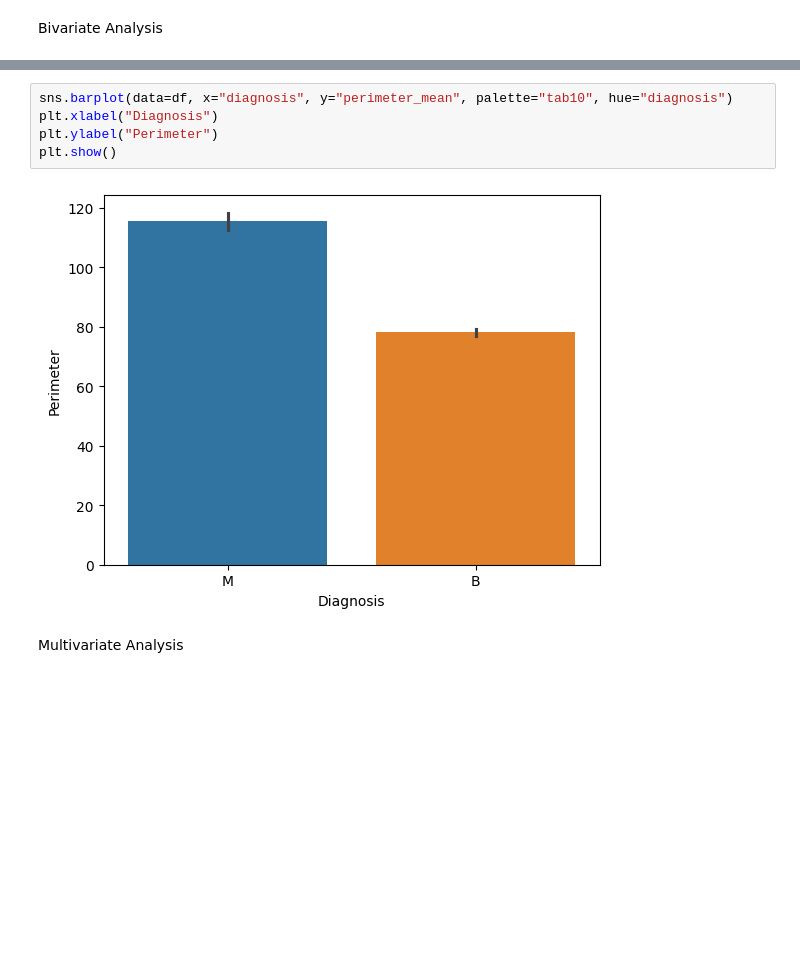
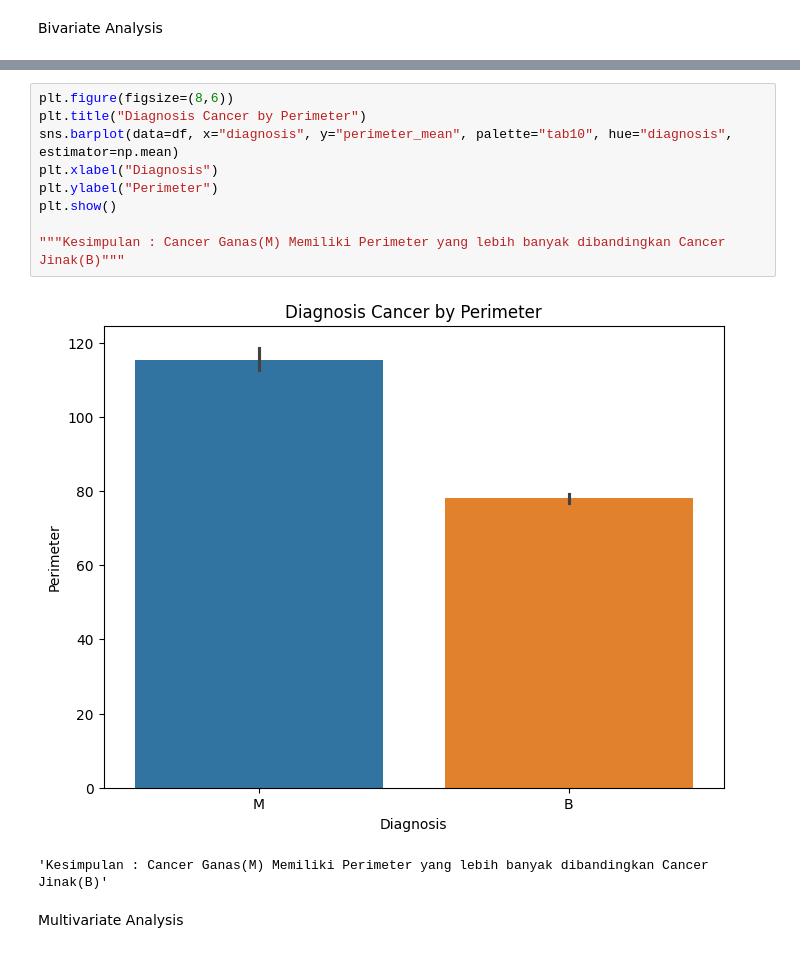
Before and after one commit to farzah14/Diagnosis-Cancer, a Jupyter notebook: knn_classifications.ipynb, the cells around one changed output, grey strips where cells are left out. Saved outputs shown, nothing was run; the diff lists cells and outputs as text; blank space fills up the shorter version.

```diff
--- a/knn_classifications.ipynb
+++ b/knn_classifications.ipynb
@@ -166,10 +198,15 @@ plt.show()
 # %%
-sns.barplot(data=df, x="diagnosis", y="perimeter_mean", palette="tab10", hue="diagnosis")
+plt.figure(figsize=(8,6))
+plt.title("Diagnosis Cancer by Perimeter")
+sns.barplot(data=df, x="diagnosis", y="perimeter_mean", palette="tab10", hue="diagnosis", estimator=np.mean)
 plt.xlabel("Diagnosis")
 plt.ylabel("Perimeter")
 plt.show()
+
+"""Kesimpulan : Cancer Ganas(M) Memiliki Perimeter yang lebih banyak dibandingkan Cancer Jinak(B)"""
 # %% [output]
-[figure, old version]
+[figure, new version]
+'Kesimpulan : Cancer Ganas(M) Memiliki Perimeter yang lebih banyak dibandingkan Cancer Jinak(B)'
 # %% [markdown]
 Multivariate Analysis
 # %%
```
Also changed, not shown: parts of 15 cells of this notebook.
